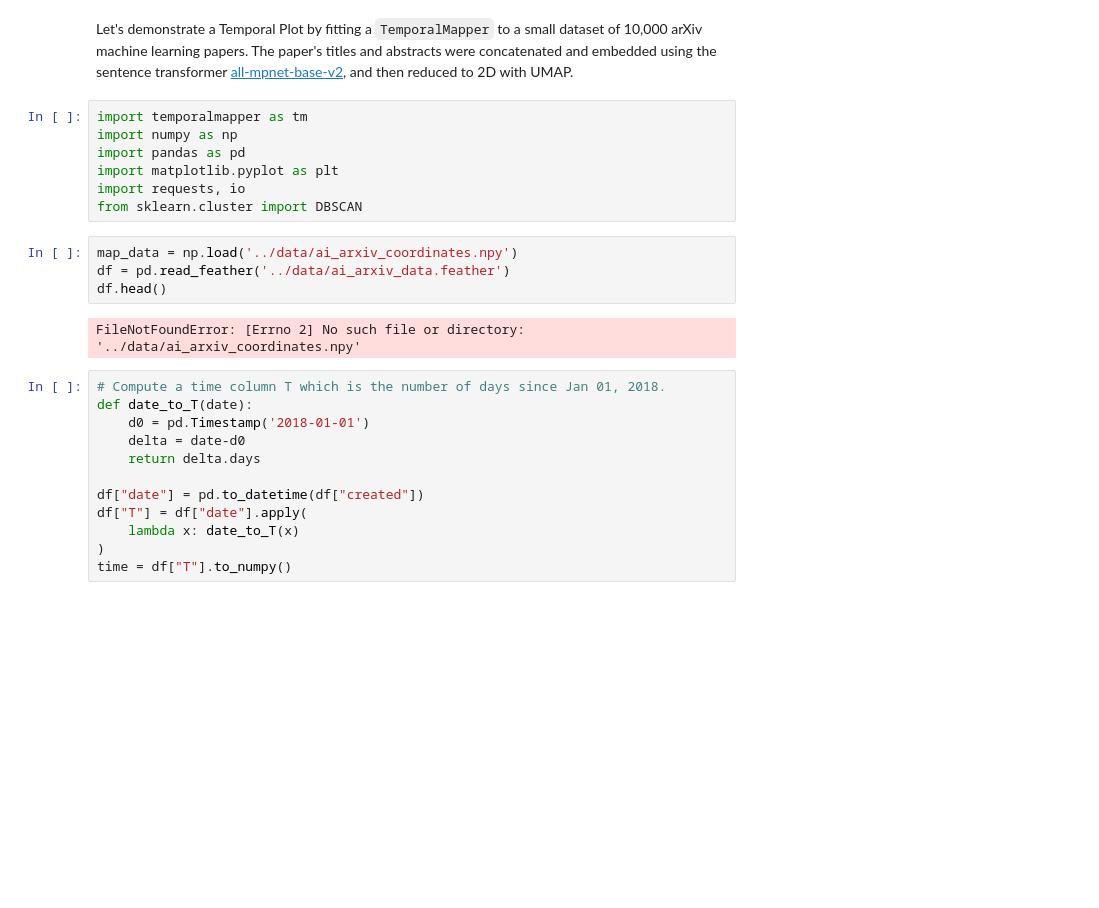
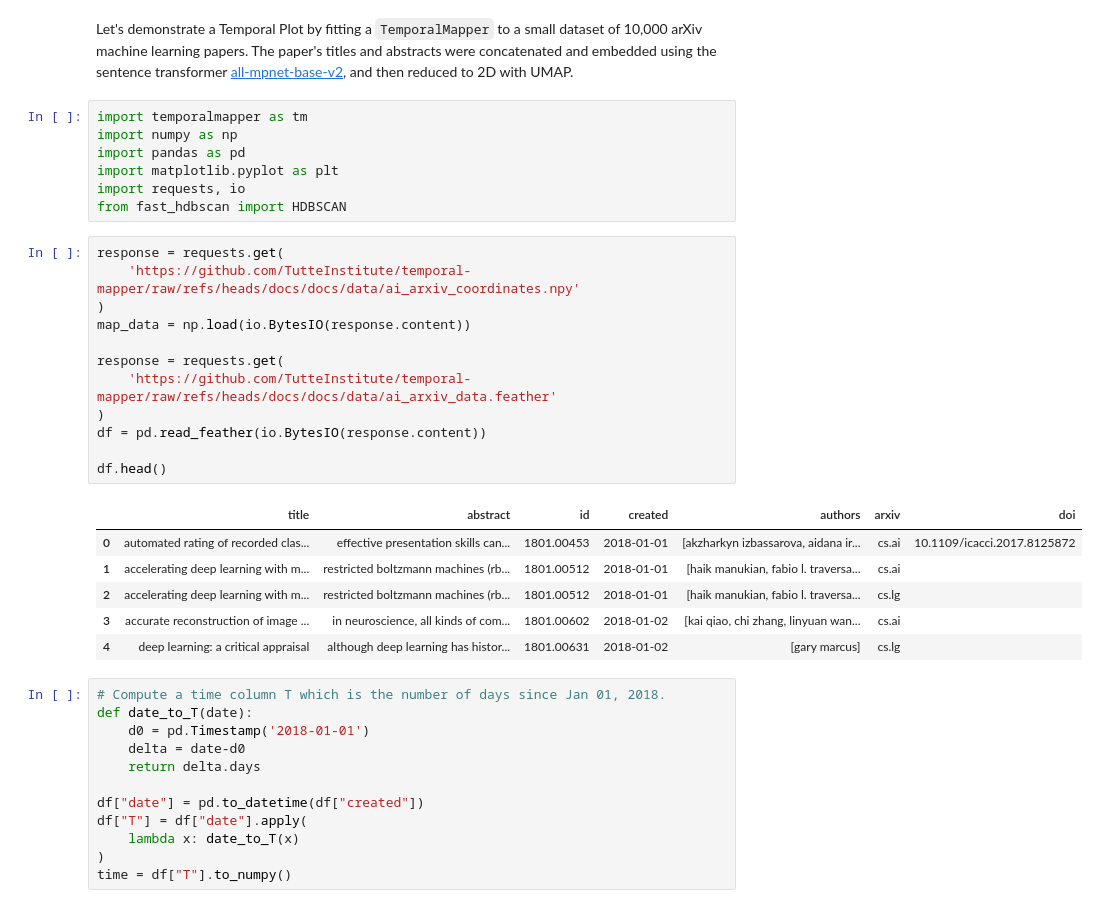
Before and after one commit to TutteInstitute/temporal-mapper, a Jupyter notebook: docs/source/temporal-plot.ipynb, the cells around one changed output. Cells and saved outputs as stored; diff of their text form; blank space fills up the shorter version.

```diff
--- a/docs/source/temporal-plot.ipynb
+++ b/docs/source/temporal-plot.ipynb
@@ -11,13 +11,26 @@ import numpy as np
 import pandas as pd
 import matplotlib.pyplot as plt
 import requests, io
-from sklearn.cluster import DBSCAN
+from fast_hdbscan import HDBSCAN
 # %%
-map_data = np.load('../data/ai_arxiv_coordinates.npy')
-df = pd.read_feather('../data/ai_arxiv_data.feather')
+response = requests.get(
+    'https://github.com/TutteInstitute/temporal-mapper/raw/refs/heads/docs/docs/data/ai_arxiv_coordinates.npy'
+)
+map_data = np.load(io.BytesIO(response.content))
+
+response = requests.get(
+    'https://github.com/TutteInstitute/temporal-mapper/raw/refs/heads/docs/docs/data/ai_arxiv_data.feather'
+)
+df = pd.read_feather(io.BytesIO(response.content))
+
 df.head()
 # %% [output]
-FileNotFoundError: [Errno 2] No such file or directory: '../data/ai_arxiv_coordinates.npy'
+|  | title | abstract | id | created | authors | arxiv | doi |
+| 0 | automated rating of recorded clas... | effective presentation skills can... | 1801.00453 | 2018-01-01 | [akzharkyn izbassarova, aidana ir... | cs.ai | 10.1109/icacci.2017.8125872 |
+| 1 | accelerating deep learning with m... | restricted boltzmann machines (rb... | 1801.00512 | 2018-01-01 | [haik manukian, fabio l. traversa... | cs.ai |  |
+| 2 | accelerating deep learning with m... | restricted boltzmann machines (rb... | 1801.00512 | 2018-01-01 | [haik manukian, fabio l. traversa... | cs.lg |  |
+| 3 | accurate reconstruction of image ... | in neuroscience, all kinds of com... | 1801.00602 | 2018-01-02 | [kai qiao, chi zhang, linyuan wan... | cs.ai |  |
+| 4 | deep learning: a critical appraisal | although deep learning has histor... | 1801.00631 | 2018-01-02 | [gary marcus] | cs.lg |  |
 # %%
 # Compute a time column T which is the number of days since Jan 01, 2018.
 def date_to_T(date):
```
Also changed, not shown: parts of 6 cells of this notebook, 38 other files.
